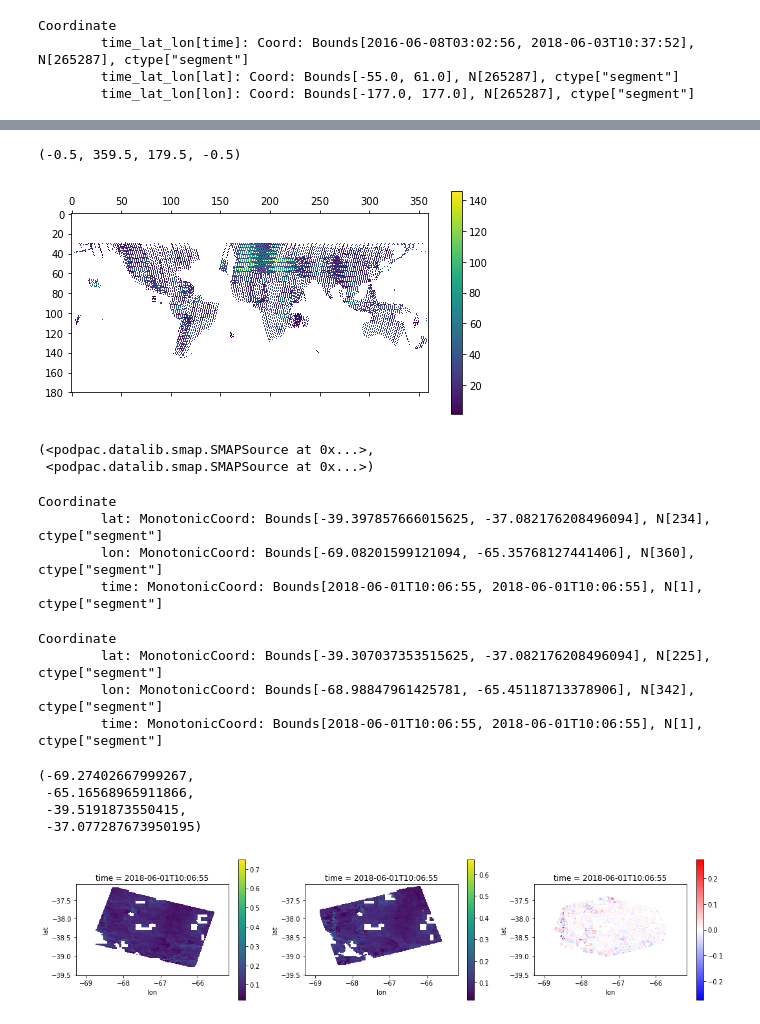
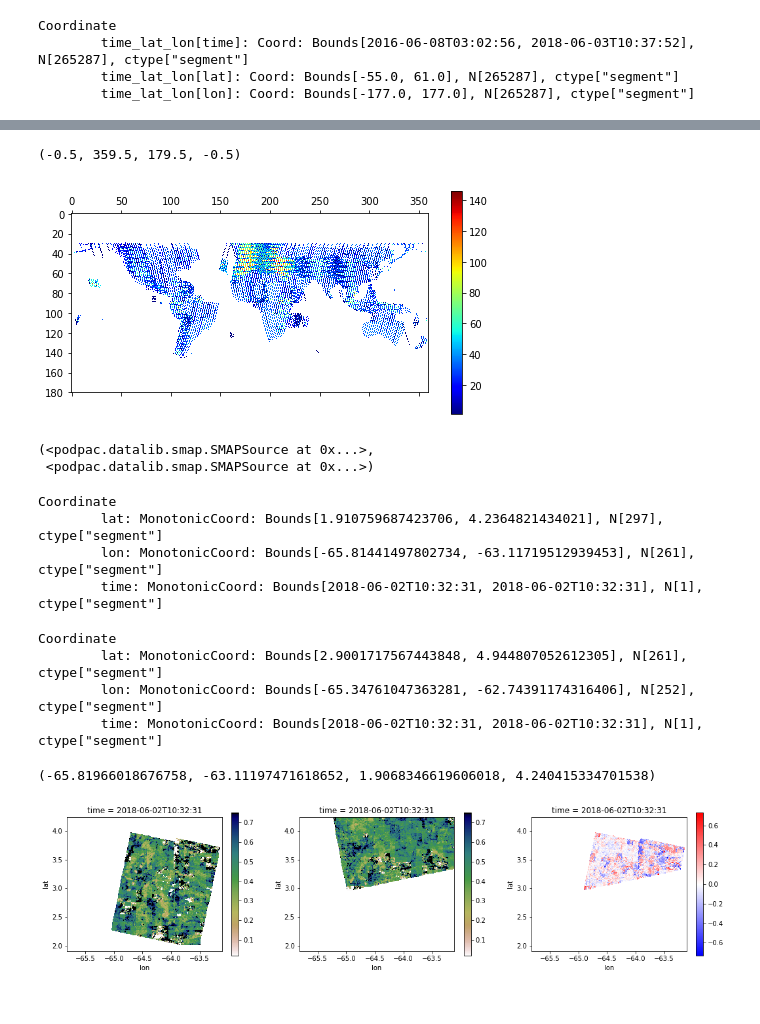
Before and after one commit to creare-com/podpac, a Jupyter notebook: doc/notebooks/SMAP-Sentinel-data-access.ipynb, the cells around one changed output, grey strips where cells are left out. Drawn from its saved outputs; the diff is of its cells as text; code cells hidden in the pictures.

```diff
--- a/doc/notebooks/SMAP-Sentinel-data-access.ipynb
+++ b/doc/notebooks/SMAP-Sentinel-data-access.ipynb
@@ -30,10 +30,13 @@ sm = smap.SMAP(product=product, interpolation='nearest', username=username, pass
 ## * Over lat-lon range with user-specified grid
 # %%
 # !!! This takes quite a while since it retrieves data from a lot of tiles (100's)
-c_world = podpac.Coordinate(#dim=(start, stop, step)
-                             lat=(   90,  -90,-0.5),
-                             lon=( -180,  180, 0.5),
-                             time=['2018-05-19T12:00:00', '2018-05-20T12:00:00'])
+# dim = (start, stop, step)
+lat =   (   90,  -90,-0.5)
+lon =   ( -180,  180, 0.5)
+# dim = [value, value, value, ...]
+time = ['2018-05-05T12:00:00', '2018-05-06T12:00:00']
+
+c_world = podpac.Coordinate(lat=lat, lon=lon, time=time)
 sm.interpolation = 'nearest_preview'
 o = sm.execute(c_world)
 # %%
@@ -63,21 +67,26 @@ time_pair_inds = OrderedDict()
 time_pair_srcs = OrderedDict()
 # %%
 time_pair_delta[:] = pnc3['time'].coords[0]
+# Loop through every coordinate (that describes a single data tile)
 for k in range(pnc3.shape[0]):
+    # Extract the indexes based on the lat-lon coordinates
     lat = int((90 - (pnc3['lat'].coords[k])))
     lon = int((180 + (pnc3['lon'].coords[k])))
+    # Count this tile
     world_hist[lat, lon] += 1
 
+    # Record the time for the tile
     time = (pnc3['time'].coords[k])
-    if time_pair[lat, lon] == -1:
-        time_pair[lat, lon] = k
-        time_pair_delta[lat, lon] = time
-    else:
+    # Check if another tile has visited this region
+    if time_pair[lat, lon] != -1:
+        # Another tile has visited this region. Was it recent enough to constitute an overlap?
         if time - time_pair_delta[lat, lon] < np.timedelta64(1, 'D'):
+            # Yes, recent enough to constitute and overlap, record this pair
             time_pair_inds[time] = (time_pair[lat, lon], k)
             time_pair_srcs[time] = (srcs3[time_pair[lat, lon]], srcs3[k])
-        time_pair[lat, lon] = -1
-        time_pair_delta[lat, lon] = pnc3['time'].coords[0]
-    if (k) % (pnc3.shape[0] // 10) == 0:
-        print (np.round((100.0 * k) / pnc3.shape[0]), '%')
+    # record this tile and its visit time
+    time_pair[lat, lon] = k
+    time_pair_delta[lat, lon] = time
+
+# Set regions with no visits to nan
 world_hist[world_hist == 0] = np.nan
@@ -96,8 +93,8 @@ world_hist[world_hist == 0] = np.nan
 # %%
-matshow(world_hist); colorbar(); axis('scaled')
+matshow(world_hist, cmap='jet'); colorbar(); axis('scaled')
 # %% [output]
 (-0.5, 359.5, 179.5, -0.5)
-[figure, old version]
+[figure, new version]
 # %%
 # Get the last pair of overlapping tiles found and plot the results
 srcs = time_pair_srcs[next(reversed(time_pair_srcs))]
@@ -109,27 +106,24 @@ srcs
 srcs[0].native_coordinates
 # %% [output]
 Coordinate
-        lat: MonotonicCoord: Bounds[-39.397857666015625, -37.082176208496094], N[234], ctype["segment"]
-        lon: MonotonicCoord: Bounds[-69.08201599121094, -65.35768127441406], N[360], ctype["segment"]
-        time: MonotonicCoord: Bounds[2018-06-01T10:06:55, 2018-06-01T10:06:55], N[1], ctype["segment"]
+        lat: MonotonicCoord: Bounds[1.910759687423706, 4.2364821434021], N[297], ctype["segment"]
+        lon: MonotonicCoord: Bounds[-65.81441497802734, -63.11719512939453], N[261], ctype["segment"]
+        time: MonotonicCoord: Bounds[2018-06-02T10:32:31, 2018-06-02T10:32:31], N[1], ctype["segment"]
 # %%
 srcs[1].native_coordinates
 # %% [output]
 Coordinate
-        lat: MonotonicCoord: Bounds[-39.307037353515625, -37.082176208496094], N[225], ctype["segment"]
-        lon: MonotonicCoord: Bounds[-68.98847961425781, -65.45118713378906], N[342], ctype["segment"]
-        time: MonotonicCoord: Bounds[2018-06-01T10:06:55, 2018-06-01T10:06:55], N[1], ctype["segment"]
+        lat: MonotonicCoord: Bounds[2.9001717567443848, 4.944807052612305], N[261], ctype["segment"]
+        lon: MonotonicCoord: Bounds[-65.34761047363281, -62.74391174316406], N[252], ctype["segment"]
+        time: MonotonicCoord: Bounds[2018-06-02T10:32:31, 2018-06-02T10:32:31], N[1], ctype["segment"]
 # %%
 o0 = srcs[0].execute(srcs[0].native_coordinates)
-o1 = srcs[1].execute(srcs[1].native_coordinates)
+o1 = srcs[1].execute(srcs[0].native_coordinates)
 # %%
 figure(figsize=(18, 4))
-ax = subplot(131);                   o0.plot();                axis('scaled')
-subplot(132, sharex=ax, sharey=ax);  o1.plot();                axis('scaled')
-subplot(133, sharex=ax, sharey=ax); (o0-o1).plot(cmap='bwr');  axis('scaled')
+ax = subplot(131);                   o0.plot(cmap='gist_earth_r');  axis('scaled')
+subplot(132, sharex=ax, sharey=ax);  o1.plot(cmap='gist_earth_r');  axis('scaled')
+subplot(133, sharex=ax, sharey=ax); (o0-o1).plot(cmap='bwr');       axis('scaled')
 # %% [output]
-(-69.27402667999267,
- -65.16568965911866,
- -39.5191873550415,
- -37.077287673950195)
+(-65.81966018676758, -63.11197471618652, 1.9068346619606018, 4.240415334701538)
-[figure, old version]
+[figure, new version]
```
Also changed, not shown: parts of 2 cells of this notebook.
